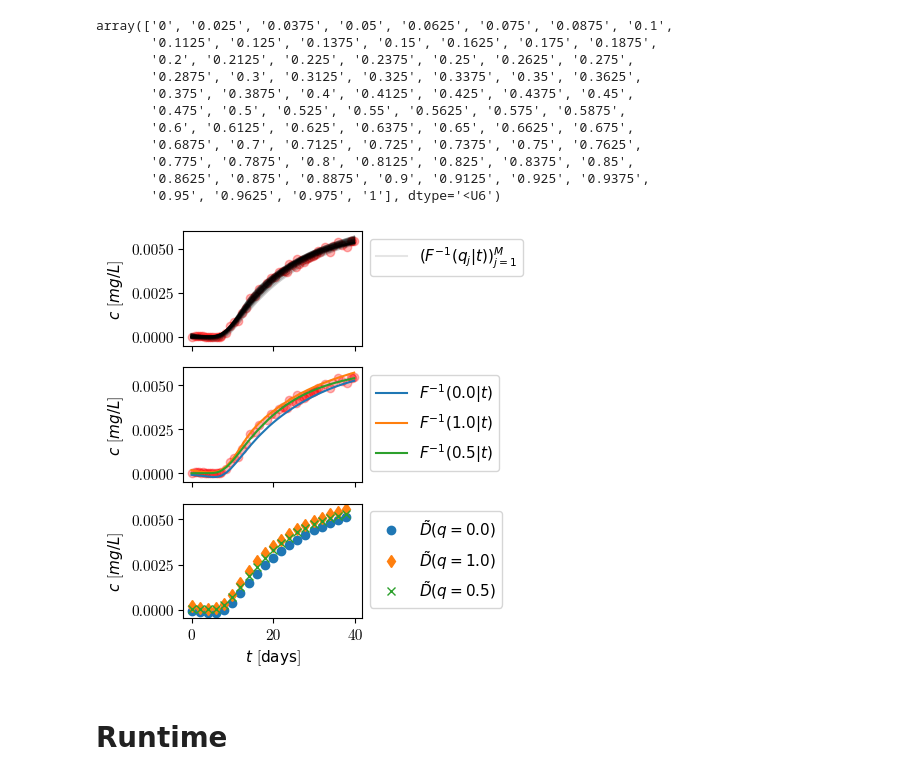
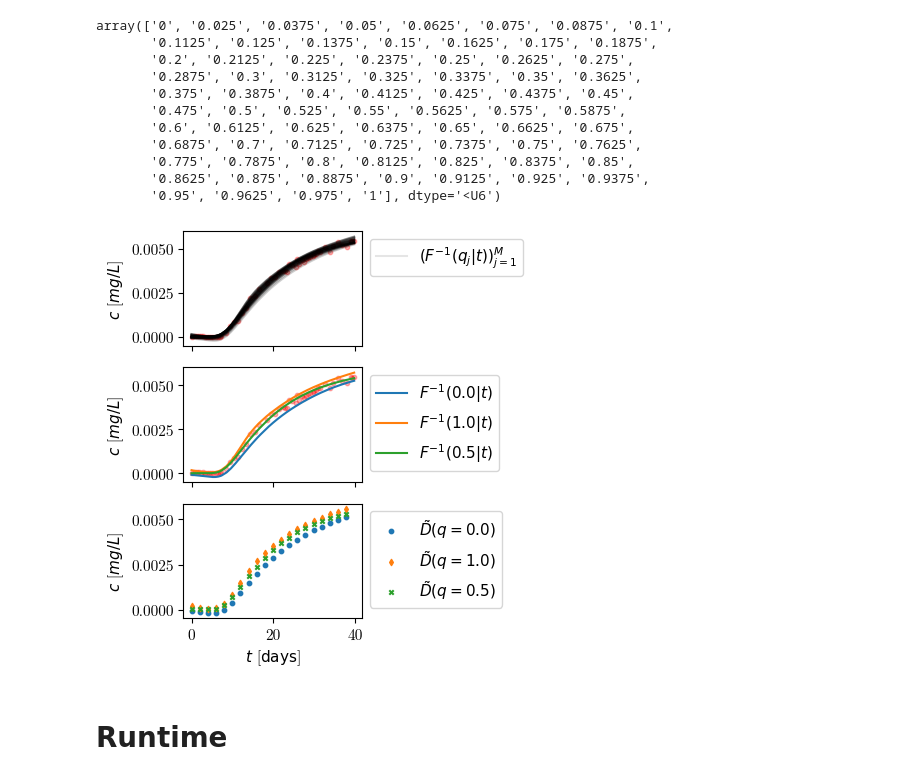
Before and after one commit to RiccardoFrenner/finn-nnpie, a Jupyter notebook: paper/plots.ipynb, the cells around one changed output. Drawn from its saved outputs; the diff is of its cells as text; code cells hidden in the pictures.

```diff
--- a/paper/plots.ipynb
+++ b/paper/plots.ipynb
@@ -70,13 +70,15 @@ array(['0', '0.025', '0.0375', '0.05', '0.0625', '0.075', '0.0875', '0.1',
        '0.8625', '0.875', '0.8875', '0.9', '0.9125', '0.925', '0.9375',
        '0.95', '0.9625', '0.975', '1'], dtype='<U6')
 # %%
+MARKERSIZE = 10.0
+
 fig, axs = plt.subplots(
     nrows=3,
     ncols=1,
     figsize=(1.5 * plotting.FIGURE_WIDTH, 2.5 * plotting.FIGURE_HEIGHT),
 )
 
-axs[0].scatter(*lib.load_exp_data_numpy("Core 2"), color="red", alpha=0.3)
+axs[0].scatter(*lib.load_exp_data_numpy("Core 2"), color="red", alpha=0.3, s=MARKERSIZE)
 for k, v in btc_dataspan_quantiles.items():
     axs[0].plot(
         *v,
@@ -84,38 +86,38 @@ for k, v in btc_dataspan_quantiles.items():
         alpha=0.1,
         label="$(F^{-1}(q_j | t))_{j=1}^{M}$" if k == "0" else "",
     )
 
-axs[1].scatter(*lib.load_exp_data_numpy("Core 2"), color="red", alpha=0.3)
+axs[1].scatter(*lib.load_exp_data_numpy("Core 2"), color="red", alpha=0.3, s=MARKERSIZE)
 axs[1].plot(*btc_dataspan_quantiles["0"], label="$F^{-1}(0.0 | t)$")
 axs[1].plot(*btc_dataspan_quantiles["1"], label="$F^{-1}(1.0 | t)$")
 axs[1].plot(*btc_dataspan_quantiles["0.475"], label="$F^{-1}(0.5 | t)$")
 
 
 def skipper(x_y):
     x, y = x_y
     return x[::50], y[::50]
 
 
-axs[2].plot(*skipper(btc_dataspan_quantiles["0"]), "o", label="$\\tilde{D}(q=0.0)$")
-axs[2].plot(*skipper(btc_dataspan_quantiles["1"]), "d", label="$\\tilde{D}(q=1.0)$")
-axs[2].plot(*skipper(btc_dataspan_quantiles["0.475"]), "x", label="$\\tilde{D}(q=0.5)$")
+axs[2].scatter(*skipper(btc_dataspan_quantiles["0"]), s=MARKERSIZE, marker="o", label="$\\tilde{D}(q=0.0)$")
+axs[2].scatter(*skipper(btc_dataspan_quantiles["1"]), s=MARKERSIZE, marker="d", label="$\\tilde{D}(q=1.0)$")
+axs[2].scatter(*skipper(btc_dataspan_quantiles["0.475"]), s=MARKERSIZE, marker="x", label="$\\tilde{D}(q=0.5)$")
 axs[2].set_xlabel("$t$")
 
 for ax in axs:
     ax.legend(loc="upper left", bbox_to_anchor=(1, 1))
 
 axs[0].sharex(axs[1])
 axs[1].sharex(axs[2])
 axs[0].tick_params(axis="x", which="both", labelbottom=False)
 axs[1].tick_params(axis="x", which="both", labelbottom=False)
 for i, ax in enumerate(axs):
     plotting.set_concentration_axes_stuff(ax, set_xlabel=i == 2, set_ylabel=True)
 
 plt.tight_layout()
 plotting.savefig(fig, "figs/btc_dataspan_quantiles")
 plt.show()
 # %% [output]
-[figure, old version]
+[figure, new version]
 # %% [markdown]
 # Runtime
 # %% [markdown]
```
Also changed, not shown: parts of 2 cells of this notebook, 5 other files.
